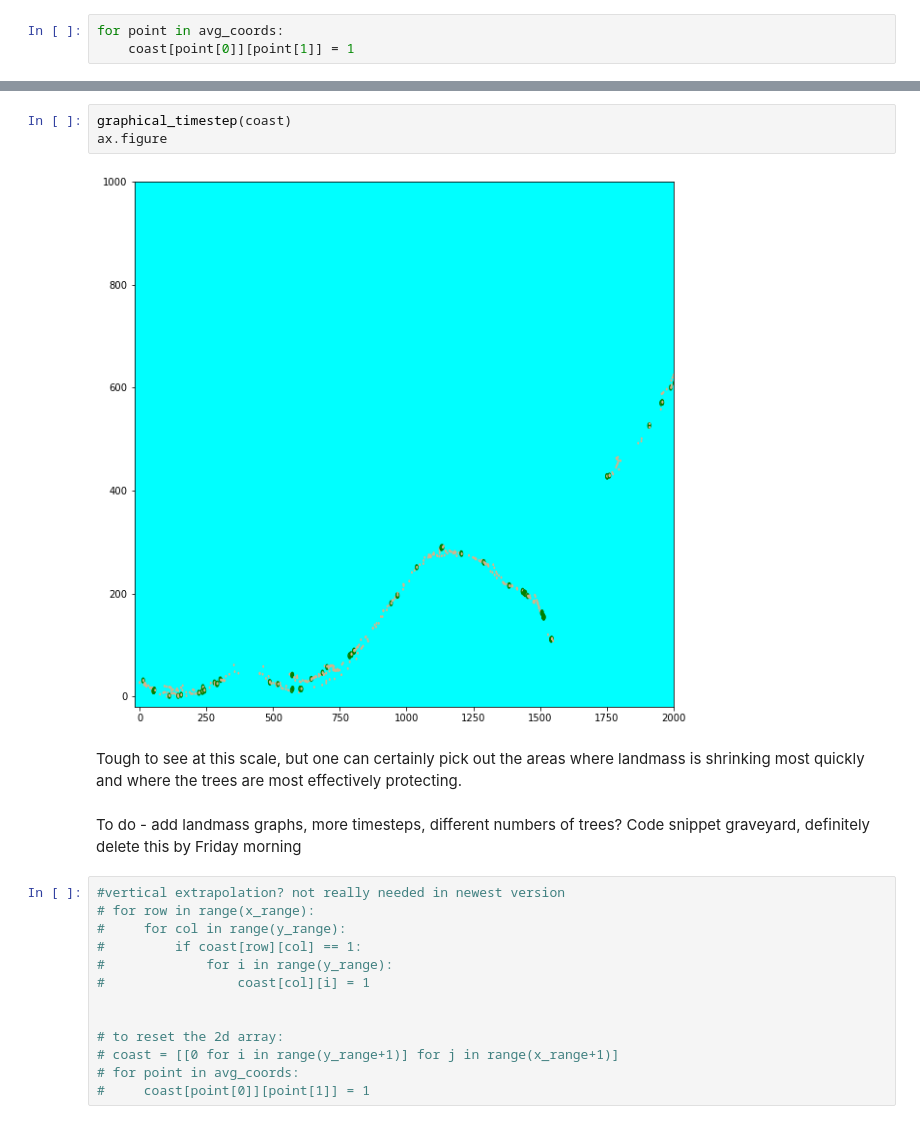
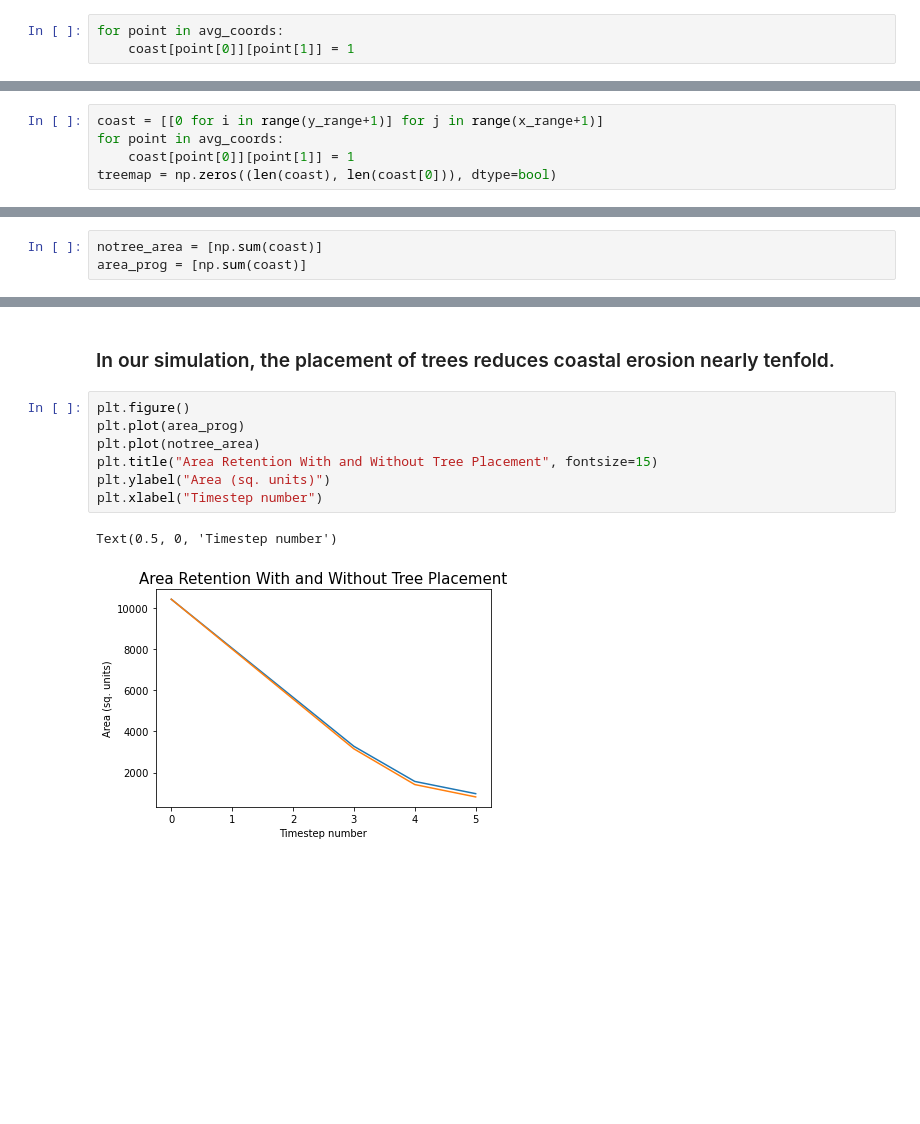
Before and after one commit to dcperriseau/Coastline-Capstone-, a Jupyter notebook: shapefile work.ipynb, the cells around one changed output, grey strips where cells are left out. Drawn from its saved outputs; the diff is of its cells as text; blank space fills up the shorter version.

```diff
--- a/shapefile work.ipynb
+++ b/shapefile work.ipynb
@@ -228,0 +251,5 @@ Let's start with 100 trees.
+# %%
+coast = [[0 for i in range(y_range+1)] for j in range(x_range+1)]
+for point in avg_coords:
+    coast[point[0]][point[1]] = 1
+treemap = np.zeros((len(coast), len(coast[0])), dtype=bool)
@@ -228,0 +258,3 @@ Let's start with 100 trees.
+# %%
+notree_area = [np.sum(coast)]
+area_prog = [np.sum(coast)]
@@ -256,23 +286,12 @@ The algorithm seems to work quite nicely. We can take a timestep and replot:
-# %%
-graphical_timestep(coast)
-ax.figure
-# %% [output]
-[figure, removed]
-# %% [markdown]
-Tough to see at this scale, but one can certainly pick out the areas where landmass is shrinking most quickly and where the trees are most effectively protecting.
-# %% [markdown]
-To do - add landmass graphs, more timesteps, different numbers of trees?
-Code snippet graveyard, definitely delete this by Friday morning
-# %%
-#vertical extrapolation? not really needed in newest version
-# for row in range(x_range):
-#     for col in range(y_range):
-#         if coast[row][col] == 1:
-#             for i in range(y_range):
-#                 coast[col][i] = 1
-
-
-# to reset the 2d array:
-# coast = [[0 for i in range(y_range+1)] for j in range(x_range+1)]
-# for point in avg_coords:
-#     coast[point[0]][point[1]] = 1
+# %% [markdown]
+### In our simulation, the placement of trees reduces coastal erosion nearly tenfold.
+# %%
+plt.figure()
+plt.plot(area_prog)
+plt.plot(notree_area)
+plt.title("Area Retention With and Without Tree Placement", fontsize=15)
+plt.ylabel("Area (sq. units)")
+plt.xlabel("Timestep number")
+# %% [output]
+Text(0.5, 0, 'Timestep number')
+[figure, added]
```
Also changed, not shown: parts of 37 cells of this notebook.
